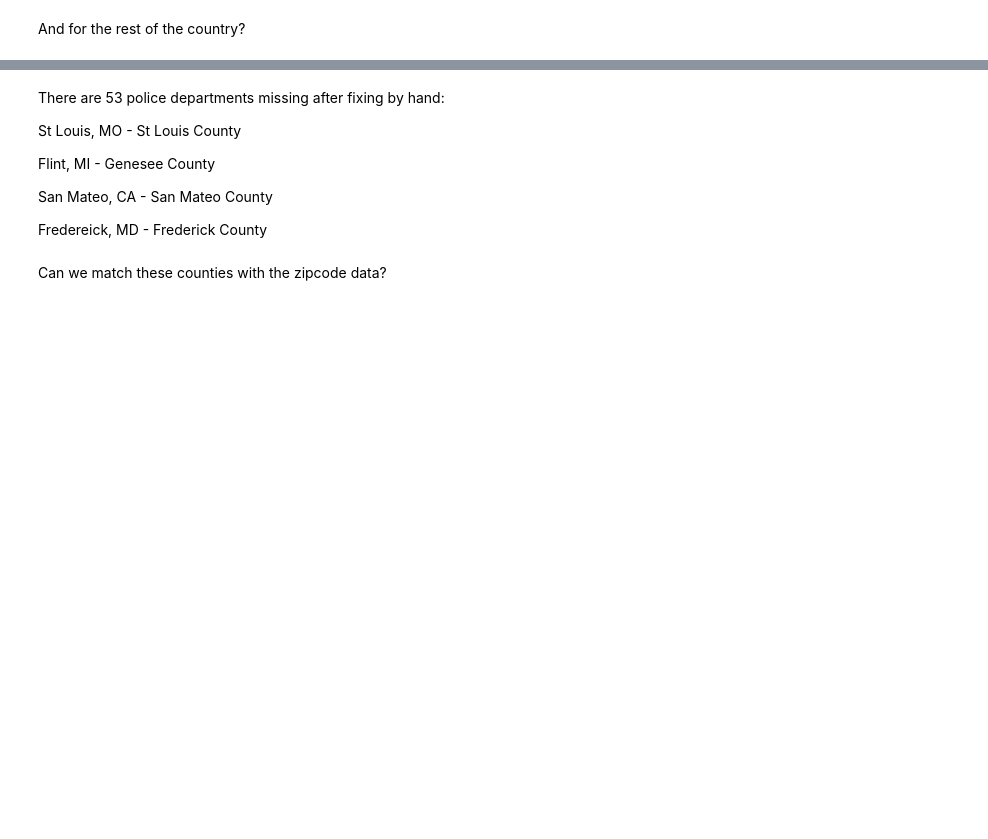
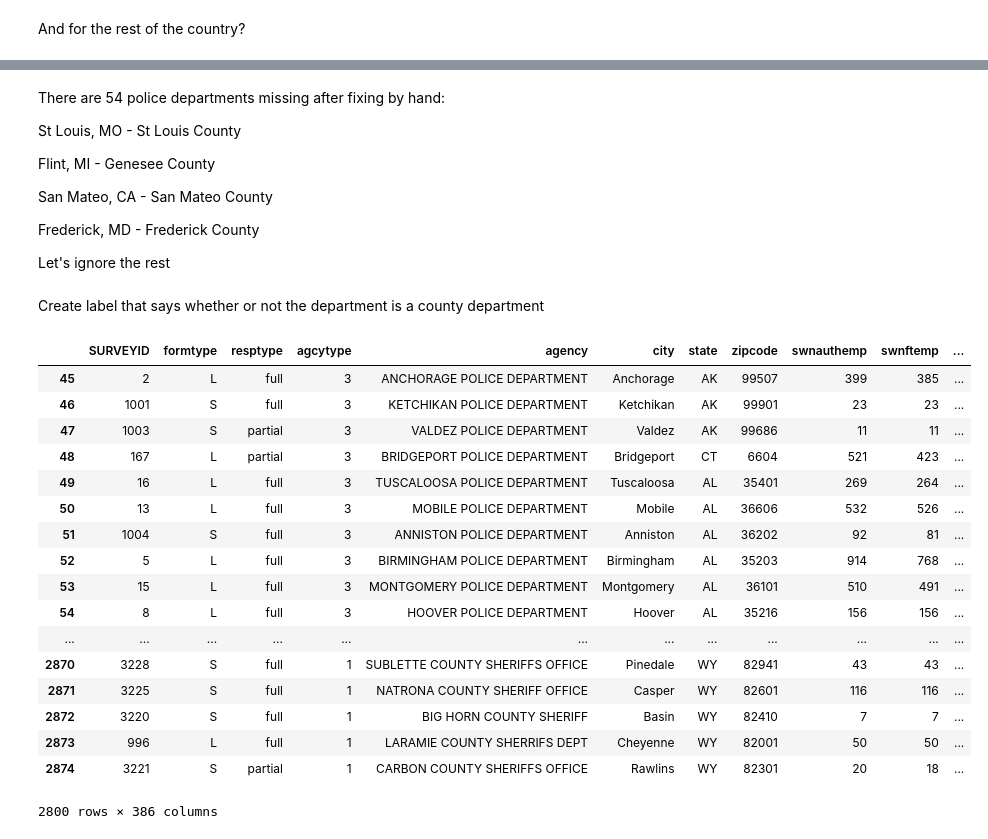
Before and after one commit to along528/insight, a Jupyter notebook: studies/zipcodes/zipcode_mapping.ipynb, the cells around one changed output, grey strips where cells are left out. Drawn from its saved outputs; the diff is of its cells as text; code cells hidden in the pictures; blank space fills up the shorter version.

```diff
--- a/studies/zipcodes/zipcode_mapping.ipynb
+++ b/studies/zipcodes/zipcode_mapping.ipynb
@@ -318,5 +301,5 @@ ST CROIX COUNTY SHERIFF OFFICE,Hudson,St Croix,WI
 # %% [markdown]
-There are 53 police departments missing after fixing by hand:
+There are 54 police departments missing after fixing by hand:
 
 St Louis, MO - St Louis County
 
@@ -324,6 +307,6 @@ Flint, MI - Genesee County
 
 San Mateo, CA - San Mateo County
 
-Fredereick, MD - Frederick County
+Frederick, MD - Frederick County
+
+Let's ignore the rest
-# %% [markdown]
-Can we match these counties with the zipcode data?
@@ -331,0 +313,30 @@ zip_traffic_states
+# %% [markdown]
+Create label that says whether or not the department is a county department
+# %%
+surveydf['iscountysheriff'] = surveydf['agency'].str.contains('PARISH') |\
+       (surveydf['agency'].str.contains('COUNTY')) |\
+       (surveydf['agency'].str.contains('SHERIF'))
+#for charlotte-mecklenburge and miami-dade departemnt, assign to full county
+surveydf.ix[(surveydf['city'] == 'Charlotte') & (surveydf['state']=='NC') ,
+            'iscountysheriff'] = True
+surveydf.ix[(surveydf['agency'] == 'MIAMI-DADE POLICE DEPARTMENT') & (surveydf['state']=='FL') ,'iscountysheriff'] = True
+surveydf
+# %% [output]
+|  | SURVEYID | formtype | resptype | agcytype | agency | city | state | zipcode | swnauthemp | swnftemp | ... |
+| 45 | 2 | L | full | 3 | ANCHORAGE POLICE DEPARTMENT | Anchorage | AK | 99507 | 399 | 385 | ... |
+| 46 | 1001 | S | full | 3 | KETCHIKAN POLICE DEPARTMENT | Ketchikan | AK | 99901 | 23 | 23 | ... |
+| 47 | 1003 | S | partial | 3 | VALDEZ POLICE DEPARTMENT | Valdez | AK | 99686 | 11 | 11 | ... |
+| 48 | 167 | L | partial | 3 | BRIDGEPORT POLICE DEPARTMENT | Bridgeport | CT | 6604 | 521 | 423 | ... |
+| 49 | 16 | L | full | 3 | TUSCALOOSA POLICE DEPARTMENT | Tuscaloosa | AL | 35401 | 269 | 264 | ... |
+| 50 | 13 | L | full | 3 | MOBILE POLICE DEPARTMENT | Mobile | AL | 36606 | 532 | 526 | ... |
+| 51 | 1004 | S | full | 3 | ANNISTON POLICE DEPARTMENT | Anniston | AL | 36202 | 92 | 81 | ... |
+| 52 | 5 | L | full | 3 | BIRMINGHAM POLICE DEPARTMENT | Birmingham | AL | 35203 | 914 | 768 | ... |
+| 53 | 15 | L | full | 3 | MONTGOMERY POLICE DEPARTMENT | Montgomery | AL | 36101 | 510 | 491 | ... |
+| 54 | 8 | L | full | 3 | HOOVER POLICE DEPARTMENT | Hoover | AL | 35216 | 156 | 156 | ... |
+| ... | ... | ... | ... | ... | ... | ... | ... | ... | ... | ... | ... |
+| 2870 | 3228 | S | full | 1 | SUBLETTE COUNTY SHERIFFS OFFICE | Pinedale | WY | 82941 | 43 | 43 | ... |
+| 2871 | 3225 | S | full | 1 | NATRONA COUNTY SHERIFF OFFICE | Casper | WY | 82601 | 116 | 116 | ... |
+| 2872 | 3220 | S | full | 1 | BIG HORN COUNTY SHERIFF | Basin | WY | 82410 | 7 | 7 | ... |
+| 2873 | 996 | L | full | 1 | LARAMIE COUNTY SHERRIFS DEPT | Cheyenne | WY | 82001 | 50 | 50 | ... |
+| 2874 | 3221 | S | partial | 1 | CARBON COUNTY SHERIFFS OFFICE | Rawlins | WY | 82301 | 20 | 18 | ... |
+2800 rows × 386 columns
```
Also changed, not shown: parts of 15 cells of this notebook, 2 other files.
